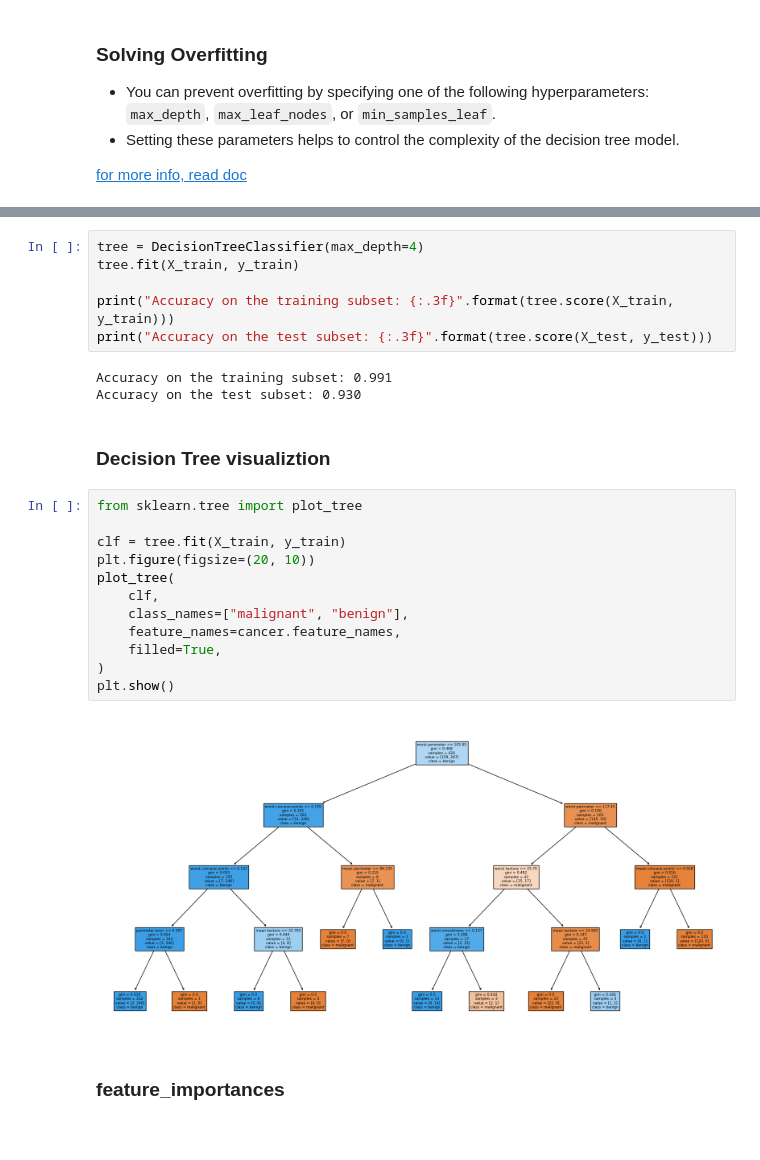
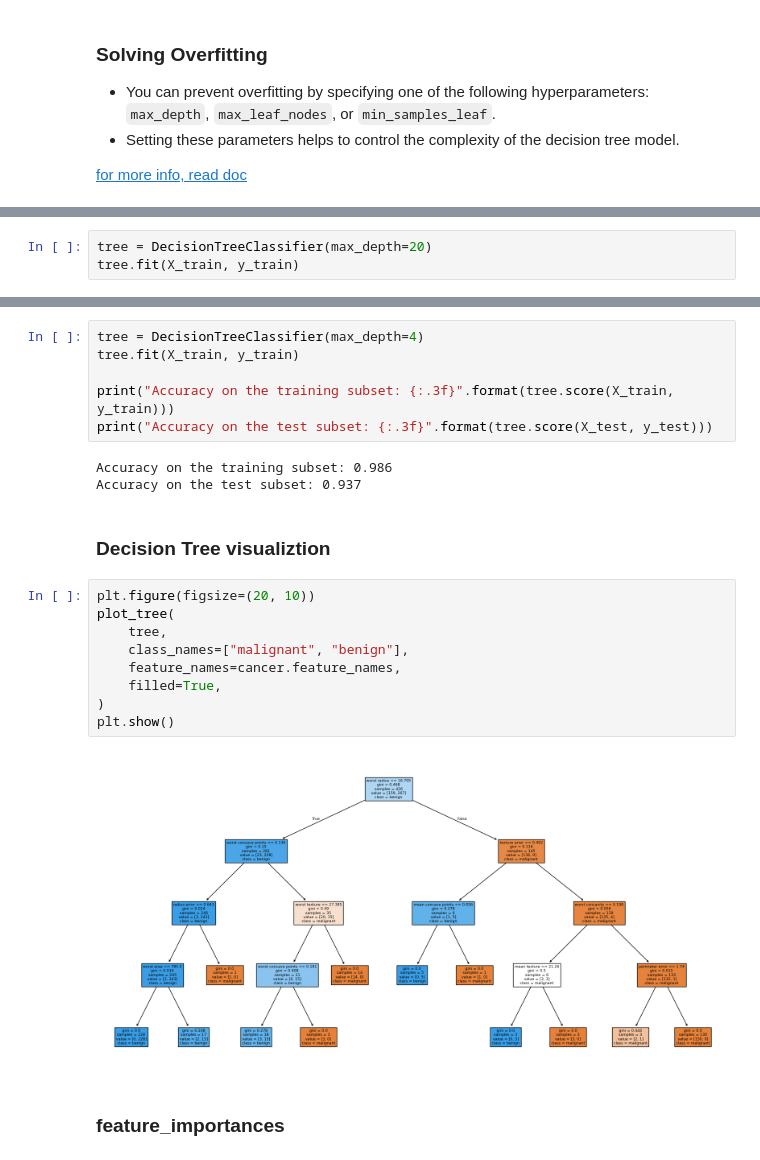
Before and after one commit to hh-blaire-cho/ds101_2025Jun, a Jupyter notebook: 28_DecisionTree.ipynb, the cells around one changed output, grey strips where cells are left out. Drawn from its saved outputs; the diff is of its cells as text.

```diff
--- a/28_DecisionTree.ipynb
+++ b/28_DecisionTree.ipynb
@@ -147,0 +168,3 @@ cancer = load_breast_cancer()
+# %%
+tree = DecisionTreeClassifier(max_depth=20)
+tree.fit(X_train, y_train)
@@ -189,24 +217,21 @@ tree.fit(X_train, y_train)
 print("Accuracy on the training subset: {:.3f}".format(tree.score(X_train, y_train)))
 print("Accuracy on the test subset: {:.3f}".format(tree.score(X_test, y_test)))
 # %% [output]
-Accuracy on the training subset: 0.991
-Accuracy on the test subset: 0.930
+Accuracy on the training subset: 0.986
+Accuracy on the test subset: 0.937
 # %% [markdown]
 ### Decision Tree visualiztion
 # %%
-from sklearn.tree import plot_tree
-
-clf = tree.fit(X_train, y_train)
 plt.figure(figsize=(20, 10))
 plot_tree(
-    clf,
+    tree,
     class_names=["malignant", "benign"],
     feature_names=cancer.feature_names,
     filled=True,
 )
 plt.show()
 # %% [output]
-[figure, old version]
+[figure, new version]
 # %% [markdown]
 ### feature_importances
 # %%
```
Also changed, not shown: parts of 31 cells of this notebook, 7 other files.
